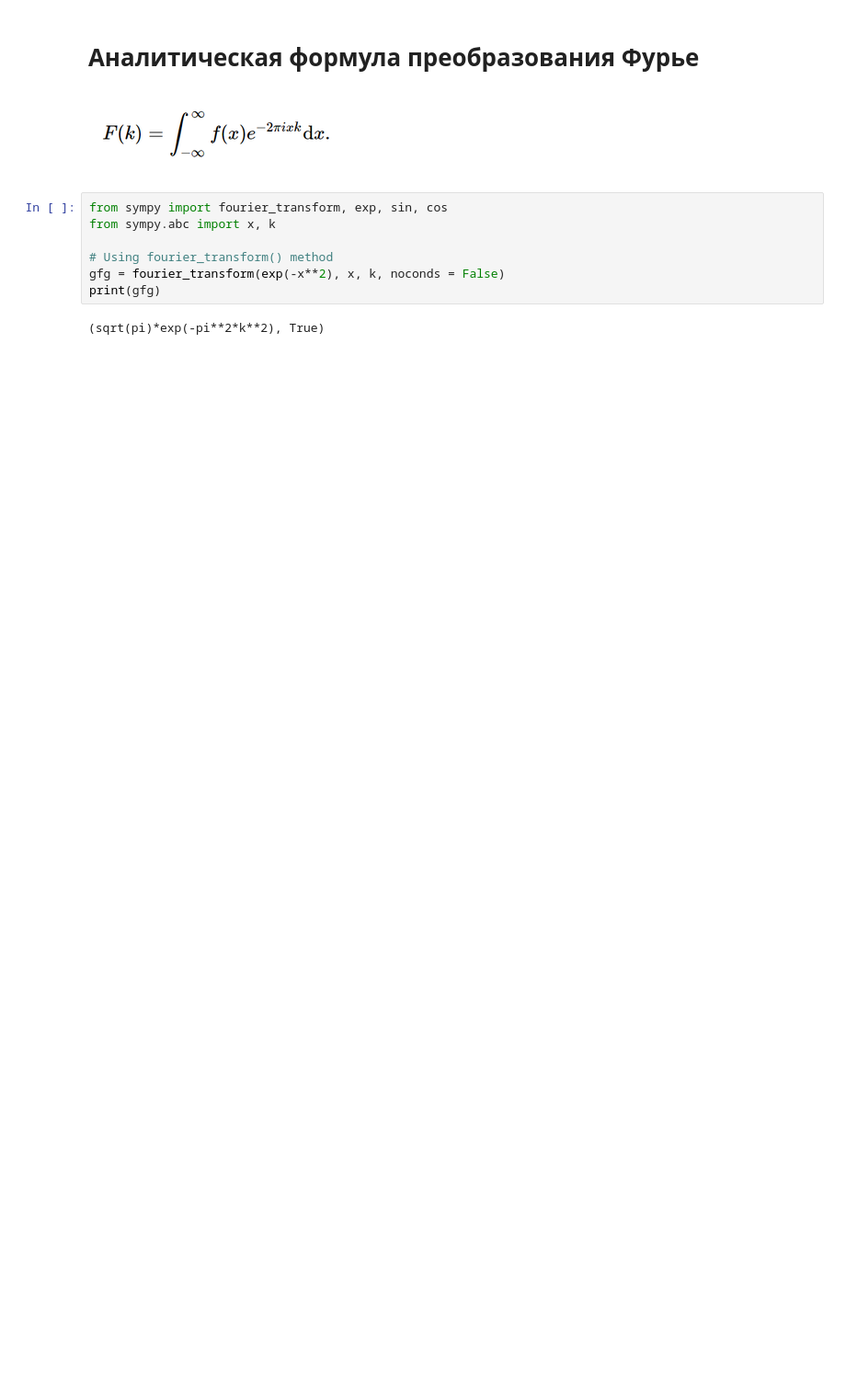
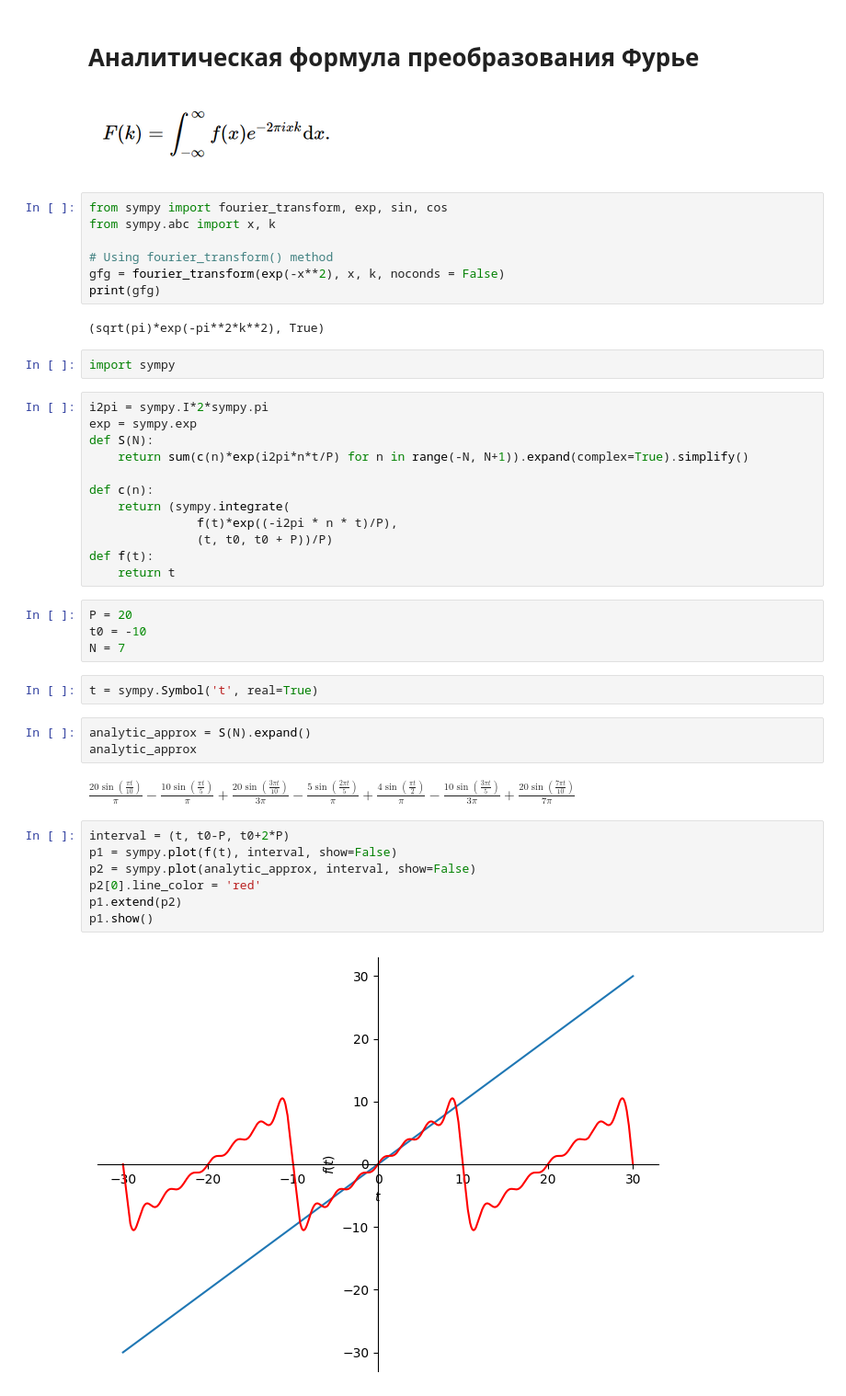
Before and after one commit to TAUforPython/wavelets, a Jupyter notebook: DFT_and_CFT.ipynb, the cells around one changed output. Shown: that part at 92% size. Cells and saved outputs as stored; diff of their text form; blank space fills up the shorter version.

```diff
--- a/DFT_and_CFT.ipynb
+++ b/DFT_and_CFT.ipynb
@@ -105,3 +108,37 @@ gfg = fourier_transform(exp(-x**2), x, k, noconds = False)
 print(gfg)
 # %% [output]
 (sqrt(pi)*exp(-pi**2*k**2), True)
+# %%
+import sympy
+# %%
+i2pi = sympy.I*2*sympy.pi
+exp = sympy.exp
+def S(N):
+    return sum(c(n)*exp(i2pi*n*t/P) for n in range(-N, N+1)).expand(complex=True).simplify()
+
+def c(n):
+    return (sympy.integrate(
+               f(t)*exp((-i2pi * n * t)/P),
+               (t, t0, t0 + P))/P)
+def f(t):
+    return t
+# %%
+P = 20
+t0 = -10
+N = 7
+# %%
+t = sympy.Symbol('t', real=True)
+# %%
+analytic_approx = S(N).expand()
+analytic_approx
+# %% [output]
+$\displaystyle \frac{20 \sin{\left(\frac{\pi t}{10} \right)}}{\pi} - \frac{10 \sin{\left(\frac{\pi t}{5} \right)}}{\pi} + \frac{20 \sin{\left(\frac{3 \pi t}{10} \right)}}{3 \pi} - \frac{5 \sin{\left(\frac{2 \pi t}{5} \right)}}{\pi} + \frac{4 \sin{\left(\frac{\pi t}{2} \right)}}{\pi} - \frac{10 \sin{\left(\frac{3 \pi t}{5} \right)}}{3 \pi} + \frac{20 \sin{\left(\frac{7 \pi t}{10} \right)}}{7 \pi}$
+# %%
+interval = (t, t0-P, t0+2*P)
+p1 = sympy.plot(f(t), interval, show=False)
+p2 = sympy.plot(analytic_approx, interval, show=False)
+p2[0].line_color = 'red'
+p1.extend(p2)
+p1.show()
+# %% [output]
+[figure, added]
```
Also changed, not shown: parts of 21 cells of this notebook.
